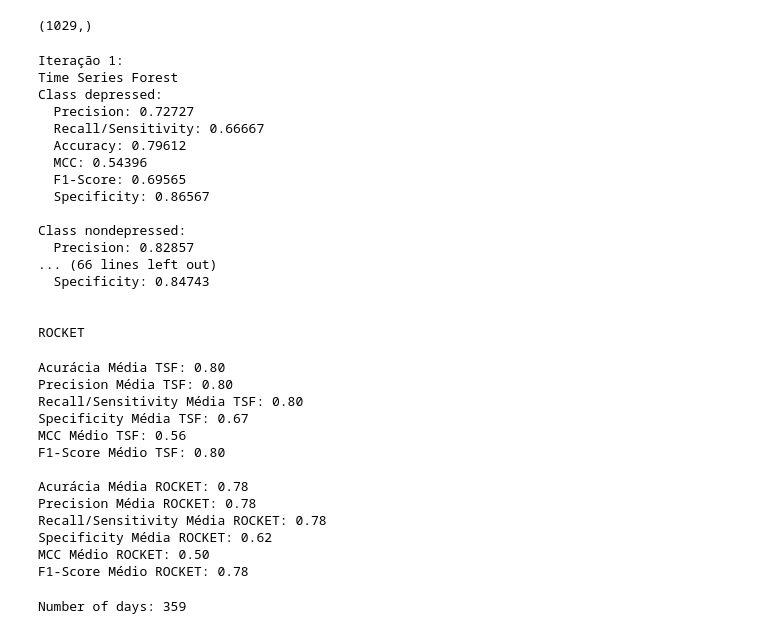
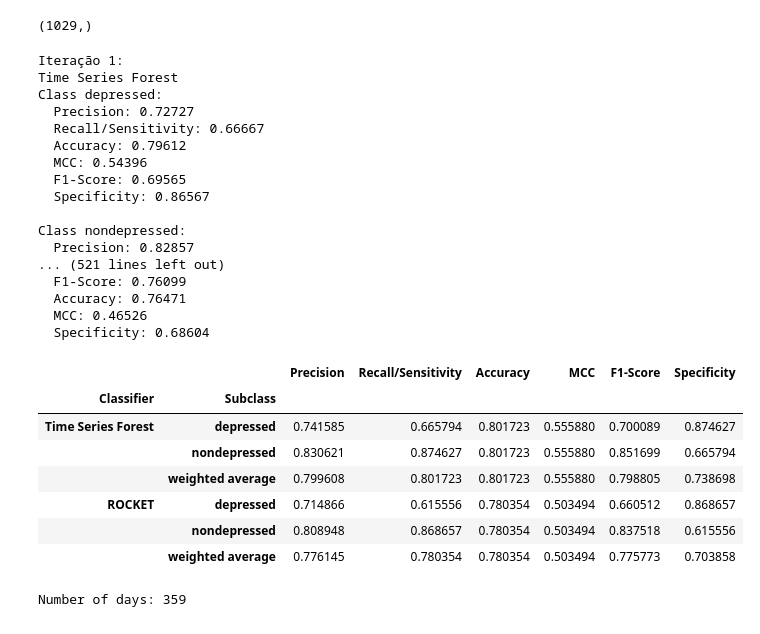
Before and after one commit to GuiFigueired0/Trabalho-Final---INF420, a Jupyter notebook: Classification.ipynb, the cells around one changed output. Saved outputs shown, nothing was run; the diff lists cells and outputs as text; code cells hidden in the pictures.

Commit message:
Storing results on DataFrame

```diff
--- a/Classification.ipynb
+++ b/Classification.ipynb
@@ -120,11 +108,11 @@ def evaluate_classifier(y_test, y_pred):
 
     return metrics
 # %%
-start_time: float = time.process_time()
-
 count: int = 0
-metrics_tsf = []
-metrics_rocket = []
+metrics = dict()
+metrics['Time Series Forest'] = []
+metrics['ROCKET'] = []
+classes = df['binary_class'].unique()
 cv = StratifiedKFold(n_splits=10, shuffle=True, random_state=42)
 for train_index, test_index in cv.split(X, y):
     X_train, X_test = X[train_index], X[test_index]
@@ -137,15 +125,11 @@ for train_index, test_index in cv.split(X, y):
     print(f'Iteração {count}: ')
     print("Time Series Forest")
     y_pred = run_classifier(tsf, X_train, X_test, y_train)
-    metrics_tsf.append(evaluate_classifier(y_test, y_pred))
+    metrics['Time Series Forest'].append(evaluate_classifier(y_test, y_pred))
     print("\nROCKET")
     y_pred = run_classifier(rocket, X_train, X_test, y_train)
-    metrics_rocket.append(evaluate_classifier(y_test, y_pred))
+    metrics['ROCKET'].append(evaluate_classifier(y_test, y_pred))
     print('\n')
-
-end_time: float = time.process_time()
-cpu_execution_time: float = end_time - start_time
-print(f'CPU Execution time: {format_seconds(cpu_execution_time)}')
 # %% [output]
 Iteração 1:
 Time Series Forest
@@ -159,12 +143,12 @@ Class depressed:
 
 Class nondepressed:
   Precision: 0.82857
-... (66 lines left out)
-  Specificity: 0.84743
-
-
-ROCKET
+... (521 lines left out)
+  F1-Score: 0.76099
+  Accuracy: 0.76471
+  MCC: 0.46526
+  Specificity: 0.68604
 # %%
-def calculate_mean_metrics(metrics_list):
-    mean_metrics = {key: np.mean([metric[key] for metric in metrics_list]) for key in metrics_list[0]}
+def calculate_mean_metrics(metrics_list, classes):
+    mean_metrics = {cls: {key: np.mean([fold_metrics[cls][key] for fold_metrics in metrics_list]) for key in metrics_list[0][cls]} for cls in classes}
     return mean_metrics
@@ -189,32 +155,21 @@ for cls, cls_metrics in mean_metrics_rocket.items():
-# %%
-'''
-print(f'Acurácia Média TSF: {mean_metrics_tsf["Accuracy"]:.2f}')
-print(f'Precision Média TSF: {mean_metrics_tsf["Precision"]:.2f}')
-print(f'Recall/Sensitivity Média TSF: {mean_metrics_tsf["Recall/Sensitivity"]:.2f}')
-print(f'Specificity Média TSF: {mean_metrics_tsf["Specificity"]:.2f}')
-print(f'MCC Médio TSF: {mean_metrics_tsf["MCC"]:.2f}')
-print(f'F1-Score Médio TSF: {mean_metrics_tsf["F1-Score"]:.2f}')
-print()
-print(f'Acurácia Média ROCKET: {mean_metrics_rocket["Accuracy"]:.2f}')
-print(f'Precision Média ROCKET: {mean_metrics_rocket["Precision"]:.2f}')
-print(f'Recall/Sensitivity Média ROCKET: {mean_metrics_rocket["Recall/Sensitivity"]:.2f}')
-print(f'Specificity Média ROCKET: {mean_metrics_rocket["Specificity"]:.2f}')
-print(f'MCC Médio ROCKET: {mean_metrics_rocket["MCC"]:.2f}')
-print(f'F1-Score Médio ROCKET: {mean_metrics_rocket["F1-Score"]:.2f}')
-'''
-# %% [output]
-Acurácia Média TSF: 0.80
-Precision Média TSF: 0.80
-Recall/Sensitivity Média TSF: 0.80
-Specificity Média TSF: 0.67
-MCC Médio TSF: 0.56
-F1-Score Médio TSF: 0.80
-
-Acurácia Média ROCKET: 0.78
-Precision Média ROCKET: 0.78
-Recall/Sensitivity Média ROCKET: 0.78
-Specificity Média ROCKET: 0.62
-MCC Médio ROCKET: 0.50
-F1-Score Médio ROCKET: 0.78
+# %%
+rows = []
+for classifier, metric_list in metrics.items():
+    mean_metrics = calculate_mean_metrics(metric_list, ['depressed', 'nondepressed', 'weighted average'])
+    for subclass in metric_list[0].keys():
+        rows.append((classifier, subclass, mean_metrics[subclass]))
+# %%
+metrics_df = pd.DataFrame([row[2] for row in rows], index=pd.MultiIndex.from_tuples([(row[0], row[1]) for row in rows], names=['Classifier', 'Subclass']))
+# %%
+display(metrics_df)
+# %% [output]
+|  |  | Precision | Recall/Sensitivity | Accuracy | MCC | F1-Score | Specificity |
+| Classifier | Subclass |  |  |  |  |  |  |
+| Time Series Forest | depressed | 0.741585 | 0.665794 | 0.801723 | 0.555880 | 0.700089 | 0.874627 |
+|  | nondepressed | 0.830621 | 0.874627 | 0.801723 | 0.555880 | 0.851699 | 0.665794 |
+|  | weighted average | 0.799608 | 0.801723 | 0.801723 | 0.555880 | 0.798805 | 0.738698 |
+| ROCKET | depressed | 0.714866 | 0.615556 | 0.780354 | 0.503494 | 0.660512 | 0.868657 |
+|  | nondepressed | 0.808948 | 0.868657 | 0.780354 | 0.503494 | 0.837518 | 0.615556 |
+|  | weighted average | 0.776145 | 0.780354 | 0.780354 | 0.503494 | 0.775773 | 0.703858 |
 # %%
 depressed_df = df.loc[df['binary_class']=='depressed'].copy()
```
Also changed, not shown: parts of 18 cells of this notebook, 1 other file.
